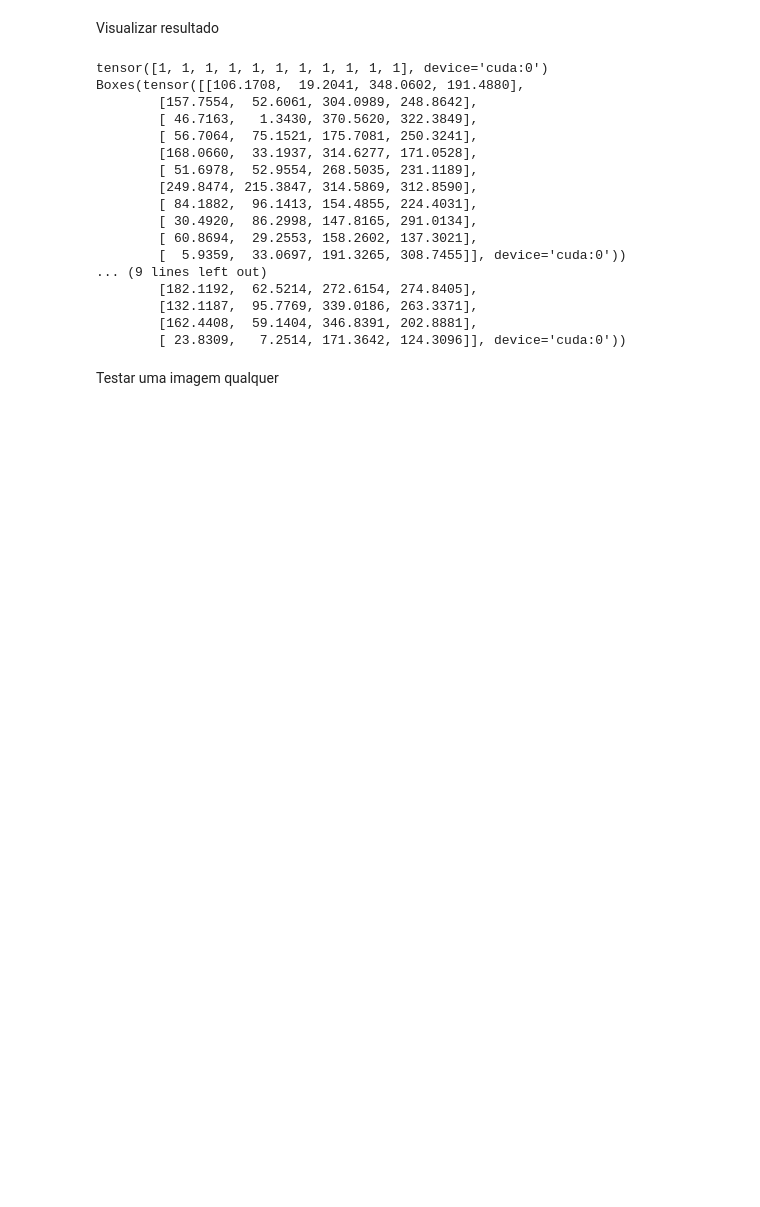
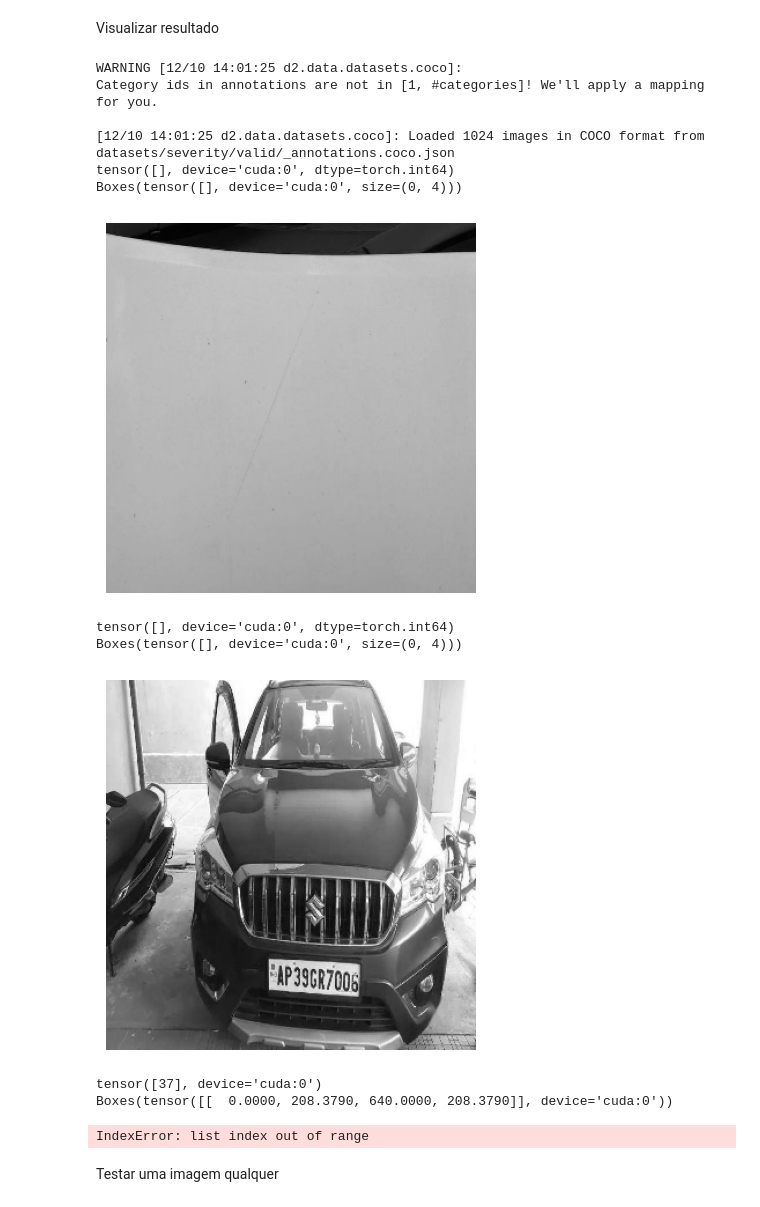
Before and after one commit to ricardofachini/visao-computacional, a Jupyter notebook: classificador.ipynb, the cells around one changed output. Cells and saved outputs as stored; diff of their text form; code cells hidden in the pictures; blank space fills up the shorter version.

Commit message:
ajustes

```diff
--- a/classificador.ipynb
+++ b/classificador.ipynb
@@ -52,19 +51,20 @@ from detectron2.data import MetadataCatalog, DatasetCatalog
 # !curl -L "https://universe.roboflow.com/ds/5sncDNZAeT?key=lgL2BuIUSz" > roboflow.zip; unzip roboflow.zip -d datasets/car-damage-s4; rm roboflow.zip
 # !curl -L "https://universe.roboflow.com/ds/R0WssxzPHH?key=DrYHDd0r3w" > roboflow.zip; unzip roboflow.zip -d datasets/severity; rm roboflow.zip
 
-
 # Replace with paths to your dataset
-register_coco_instances("car-damage-v8-train", {}, "datasets/car-damage-v8/train/_annotations.coco.json", "datasets/car-damage-v8/train")
-register_coco_instances("car-damage-v8-test", {}, "datasets/car-damage-v8/valid/_annotations.coco.json", "datasets/car-damage-v8/valid")
+# register_coco_instances("car-damage-v8-train", {}, "datasets/car-damage-v8/train/_annotations.coco.json", "datasets/car-damage-v8/train")
+# register_coco_instances("car-damage-v8-test", {}, "datasets/car-damage-v8/valid/_annotations.coco.json", "datasets/car-damage-v8/valid")
 # register_coco_instances("car-damage-s4-train", {}, "datasets/car-damage-s4/train/_annotations.coco.json", "datasets/car-damage-s4/train")
 # register_coco_instances("car-damage-s4-test", {}, "datasets/car-damage-s4/test/_annotations.coco.json", "datasets/car-damage-s4/test")
-# register_coco_instances("severity-train", {}, "datasets/severity/train/_annotations.coco.json", "datasets/severity/train")
-# register_coco_instances("severity-test", {}, "datasets/severity/test/_annotations.coco.json", "datasets/severity/test")
-# register_coco_instances("severity-val", {}, "datasets/severity/valid/_annotations.coco.json", "datasets/severity/valid")
+register_coco_instances("severity-train", {}, "datasets/severity/train/_annotations.coco.json", "datasets/severity/train")
+register_coco_instances("severity-test", {}, "datasets/severity/test/_annotations.coco.json", "datasets/severity/test")
+register_coco_instances("severity-val", {}, "datasets/severity/valid/_annotations.coco.json", "datasets/severity/valid")
+
+
 
 # Verify if the dataset is correctly registered
-my_dataset_metadata = MetadataCatalog.get("car-damage-v8-train")
-dataset_dicts = DatasetCatalog.get("car-damage-v8-train")
+my_dataset_metadata = MetadataCatalog.get("severity-train")
+dataset_dicts = DatasetCatalog.get("severity-train")
 
 print(len(my_dataset_metadata.thing_classes))
 # %% [output]
@@ -183,8 +251,9 @@ from detectron2.engine import DefaultPredictor
 from detectron2.config import get_cfg
 import os
 
+cfg = get_cfg()
 # Configurações para o modelo treinado
 cfg.MODEL.WEIGHTS = os.path.join(cfg.OUTPUT_DIR, "model_final.pth")  # Caminho para o modelo salvo
-cfg.MODEL.ROI_HEADS.SCORE_THRESH_TEST = 0.3  # Ajuste o threshold de detecção, se necessário
+cfg.MODEL.ROI_HEADS.SCORE_THRESH_TEST = 0.7  # Ajuste o threshold de detecção, se necessário
 predictor = DefaultPredictor(cfg)
 # %% [output]
@@ -194,39 +280,34 @@ Visualizar resultado
 # %%
 from detectron2.utils.visualizer import ColorMode
 
+dataset_dicts = DatasetCatalog.get("severity-val")
 for d in random.sample(dataset_dicts, 3):
     im = cv2.imread(d["file_name"])
     outputs = predictor(im)  # format is documented at https://detectron2.readthedocs.io/tutorials/models.html#model-output-format
     v = Visualizer(im[:, :, ::-1],
                    metadata=my_dataset_metadata,
                    scale=0.5,
                    instance_mode=ColorMode.IMAGE_BW   # remove the colors of unsegmented pixels. This option is only available for segmentation models
     )
-    out = v.draw_instance_predictions(outputs["instances"].to("cpu"))
     print(outputs["instances"].pred_classes)  # Classes preditas
     print(outputs["instances"].pred_boxes)
-    cv2.imshow("w", out.get_image()[:, :, ::-1])
-    cv2.waitKey(0)
-
-    # Close the window after the key press
-    cv2.destroyAllWindows()
+    out = v.draw_instance_predictions(outputs["instances"].to("cpu"))
+    plt.imshow(out.get_image()[:, :, ::-1])
+    plt.axis('off')
+    plt.show()
 # %% [output]
-tensor([1, 1, 1, 1, 1, 1, 1, 1, 1, 1, 1], device='cuda:0')
-Boxes(tensor([[106.1708,  19.2041, 348.0602, 191.4880],
-        [157.7554,  52.6061, 304.0989, 248.8642],
-        [ 46.7163,   1.3430, 370.5620, 322.3849],
-        [ 56.7064,  75.1521, 175.7081, 250.3241],
-        [168.0660,  33.1937, 314.6277, 171.0528],
-        [ 51.6978,  52.9554, 268.5035, 231.1189],
-        [249.8474, 215.3847, 314.5869, 312.8590],
-        [ 84.1882,  96.1413, 154.4855, 224.4031],
-        [ 30.4920,  86.2998, 147.8165, 291.0134],
-        [ 60.8694,  29.2553, 158.2602, 137.3021],
-        [  5.9359,  33.0697, 191.3265, 308.7455]], device='cuda:0'))
-... (9 lines left out)
-        [182.1192,  62.5214, 272.6154, 274.8405],
-        [132.1187,  95.7769, 339.0186, 263.3371],
-        [162.4408,  59.1404, 346.8391, 202.8881],
-        [ 23.8309,   7.2514, 171.3642, 124.3096]], device='cuda:0'))
+WARNING [12/10 14:01:25 d2.data.datasets.coco]:
+Category ids in annotations are not in [1, #categories]! We'll apply a mapping for you.
+
+[12/10 14:01:25 d2.data.datasets.coco]: Loaded 1024 images in COCO format from datasets/severity/valid/_annotations.coco.json
+tensor([], device='cuda:0', dtype=torch.int64)
+Boxes(tensor([], device='cuda:0', size=(0, 4)))
+[figure, added]
+tensor([], device='cuda:0', dtype=torch.int64)
+Boxes(tensor([], device='cuda:0', size=(0, 4)))
+[figure, added]
+tensor([37], device='cuda:0')
+Boxes(tensor([[  0.0000, 208.3790, 640.0000, 208.3790]], device='cuda:0'))
+IndexError: list index out of range
 # %% [markdown]
 Testar uma imagem qualquer
```
Also changed, not shown: parts of 13 cells of this notebook.
